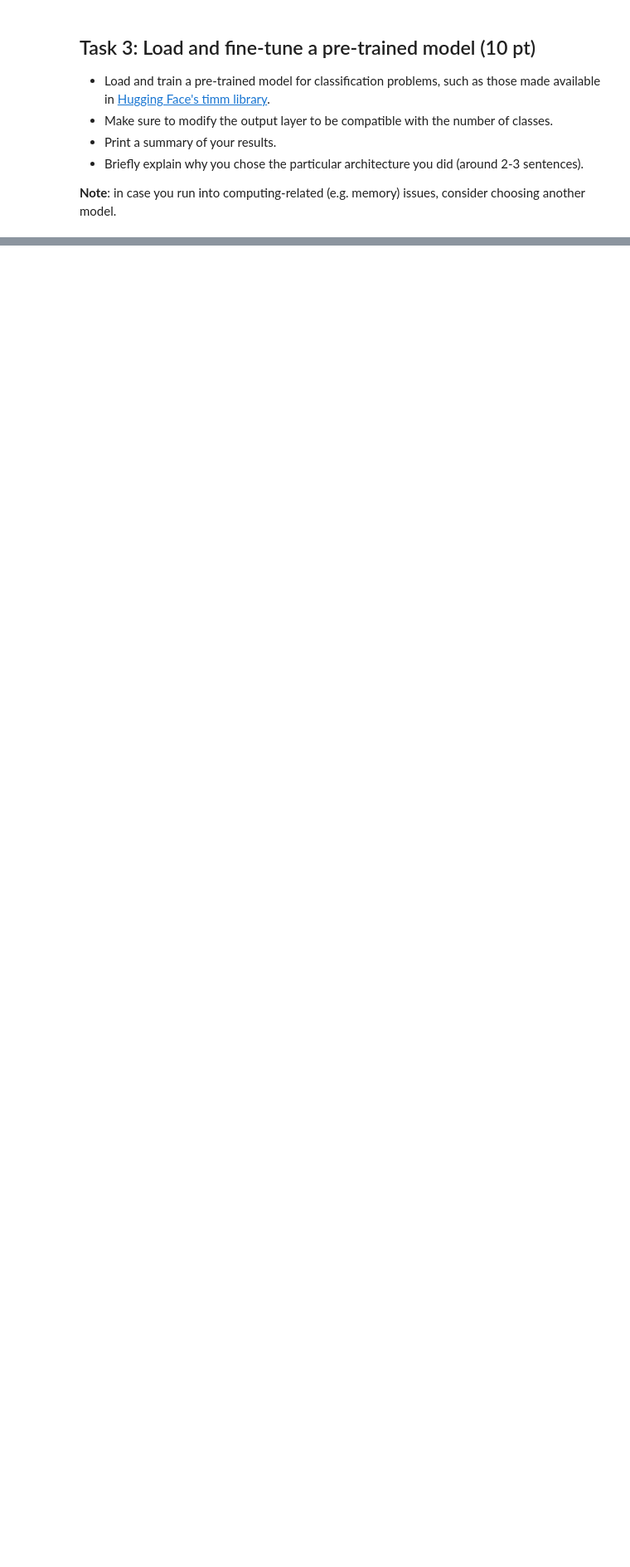
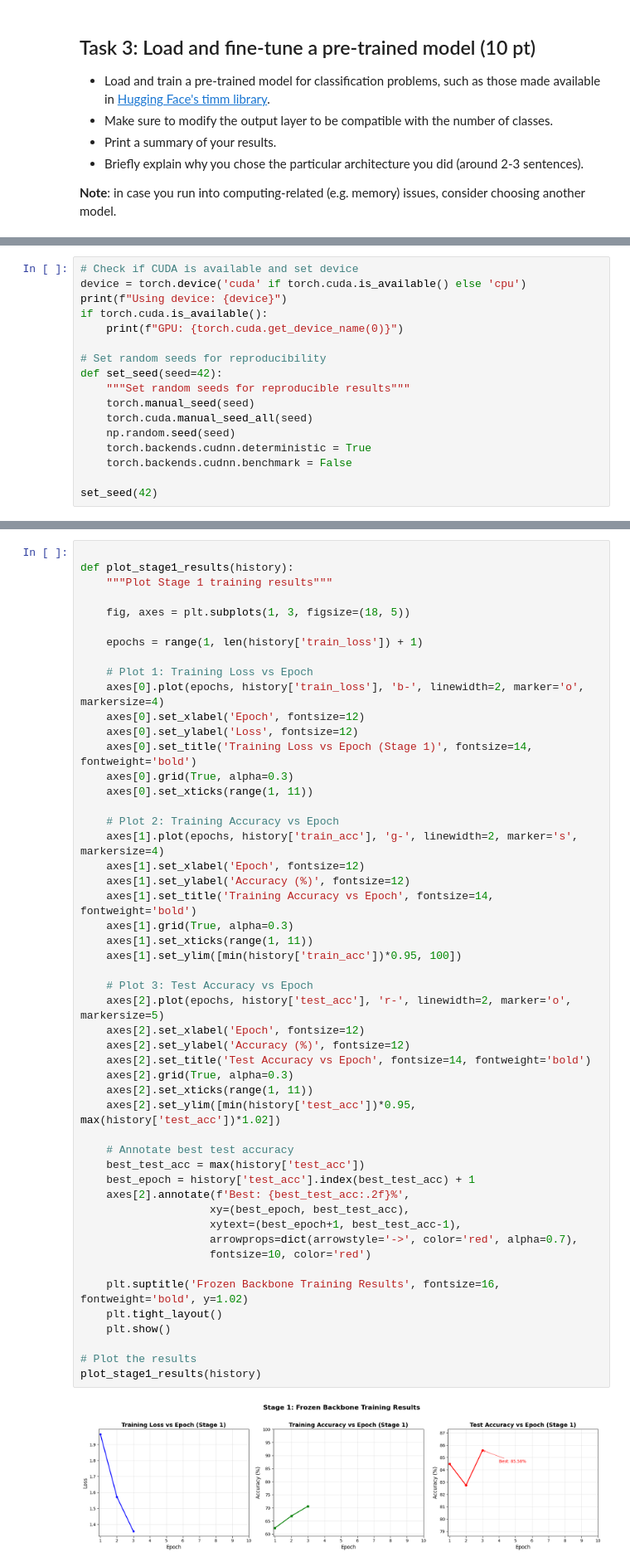
Before and after one commit to hertie-data-science-lab/assignment-2-ps-2-g, a Jupyter notebook: main.ipynb, the cells around one changed output, grey strips where cells are left out. Shown at 83% size. Saved outputs shown, nothing was run; the diff lists cells and outputs as text; blank space fills up the shorter version.

```diff
--- a/main.ipynb
+++ b/main.ipynb
@@ -574,0 +557,17 @@ Report the final metrics and make a few comments on the overall performance for
+# %%
+# Check if CUDA is available and set device
+device = torch.device('cuda' if torch.cuda.is_available() else 'cpu')
+print(f"Using device: {device}")
+if torch.cuda.is_available():
+    print(f"GPU: {torch.cuda.get_device_name(0)}")
+
+# Set random seeds for reproducibility
+def set_seed(seed=42):
+    """Set random seeds for reproducible results"""
+    torch.manual_seed(seed)
+    torch.cuda.manual_seed_all(seed)
+    np.random.seed(seed)
+    torch.backends.cudnn.deterministic = True
+    torch.backends.cudnn.benchmark = False
+
+set_seed(42)
@@ -574,0 +943,52 @@ Report the final metrics and make a few comments on the overall performance for
+# %%
+
+def plot_stage1_results(history):
+    """Plot Stage 1 training results"""
+
+    fig, axes = plt.subplots(1, 3, figsize=(18, 5))
+
+    epochs = range(1, len(history['train_loss']) + 1)
+
+    # Plot 1: Training Loss vs Epoch
+    axes[0].plot(epochs, history['train_loss'], 'b-', linewidth=2, marker='o', markersize=4)
+    axes[0].set_xlabel('Epoch', fontsize=12)
+    axes[0].set_ylabel('Loss', fontsize=12)
+    axes[0].set_title('Training Loss vs Epoch (Stage 1)', fontsize=14, fontweight='bold')
+    axes[0].grid(True, alpha=0.3)
+    axes[0].set_xticks(range(1, 11))
+
+    # Plot 2: Training Accuracy vs Epoch
+    axes[1].plot(epochs, history['train_acc'], 'g-', linewidth=2, marker='s', markersize=4)
+    axes[1].set_xlabel('Epoch', fontsize=12)
+    axes[1].set_ylabel('Accuracy (%)', fontsize=12)
+    axes[1].set_title('Training Accuracy vs Epoch', fontsize=14, fontweight='bold')
+    axes[1].grid(True, alpha=0.3)
+    axes[1].set_xticks(range(1, 11))
+    axes[1].set_ylim([min(history['train_acc'])*0.95, 100])
+
+    # Plot 3: Test Accuracy vs Epoch
+    axes[2].plot(epochs, history['test_acc'], 'r-', linewidth=2, marker='o', markersize=5)
+    axes[2].set_xlabel('Epoch', fontsize=12)
+    axes[2].set_ylabel('Accuracy (%)', fontsize=12)
+    axes[2].set_title('Test Accuracy vs Epoch', fontsize=14, fontweight='bold')
+    axes[2].grid(True, alpha=0.3)
+    axes[2].set_xticks(range(1, 11))
+    axes[2].set_ylim([min(history['test_acc'])*0.95, max(history['test_acc'])*1.02])
+
+    # Annotate best test accuracy
+    best_test_acc = max(history['test_acc'])
+    best_epoch = history['test_acc'].index(best_test_acc) + 1
+    axes[2].annotate(f'Best: {best_test_acc:.2f}%',
+                    xy=(best_epoch, best_test_acc),
+                    xytext=(best_epoch+1, best_test_acc-1),
+                    arrowprops=dict(arrowstyle='->', color='red', alpha=0.7),
+                    fontsize=10, color='red')
+
+    plt.suptitle('Frozen Backbone Training Results', fontsize=16, fontweight='bold', y=1.02)
+    plt.tight_layout()
+    plt.show()
+
+# Plot the results
+plot_stage1_results(history)
+# %% [output]
+[figure, added]
```
Also changed, not shown: parts of 14 cells of this notebook.
